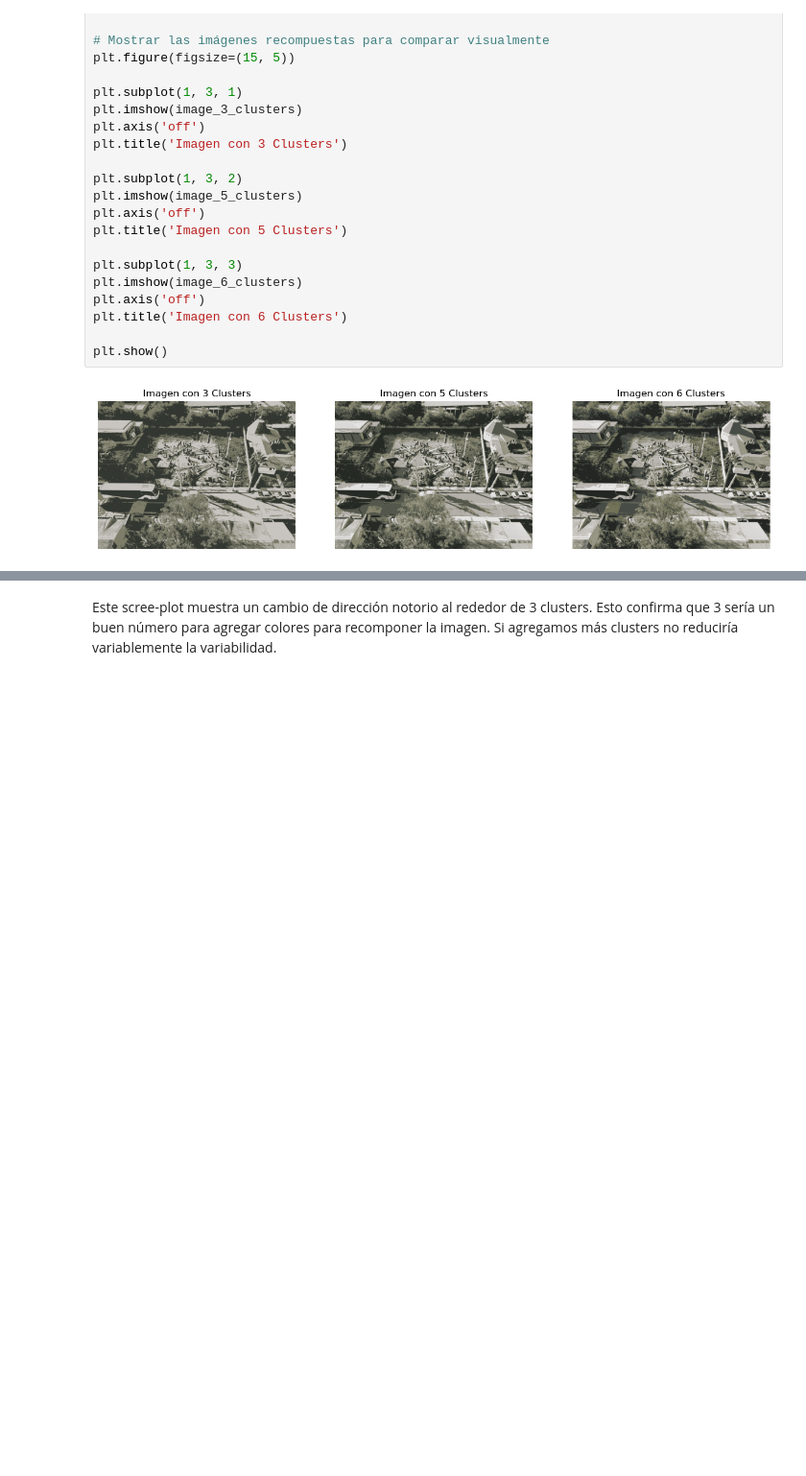
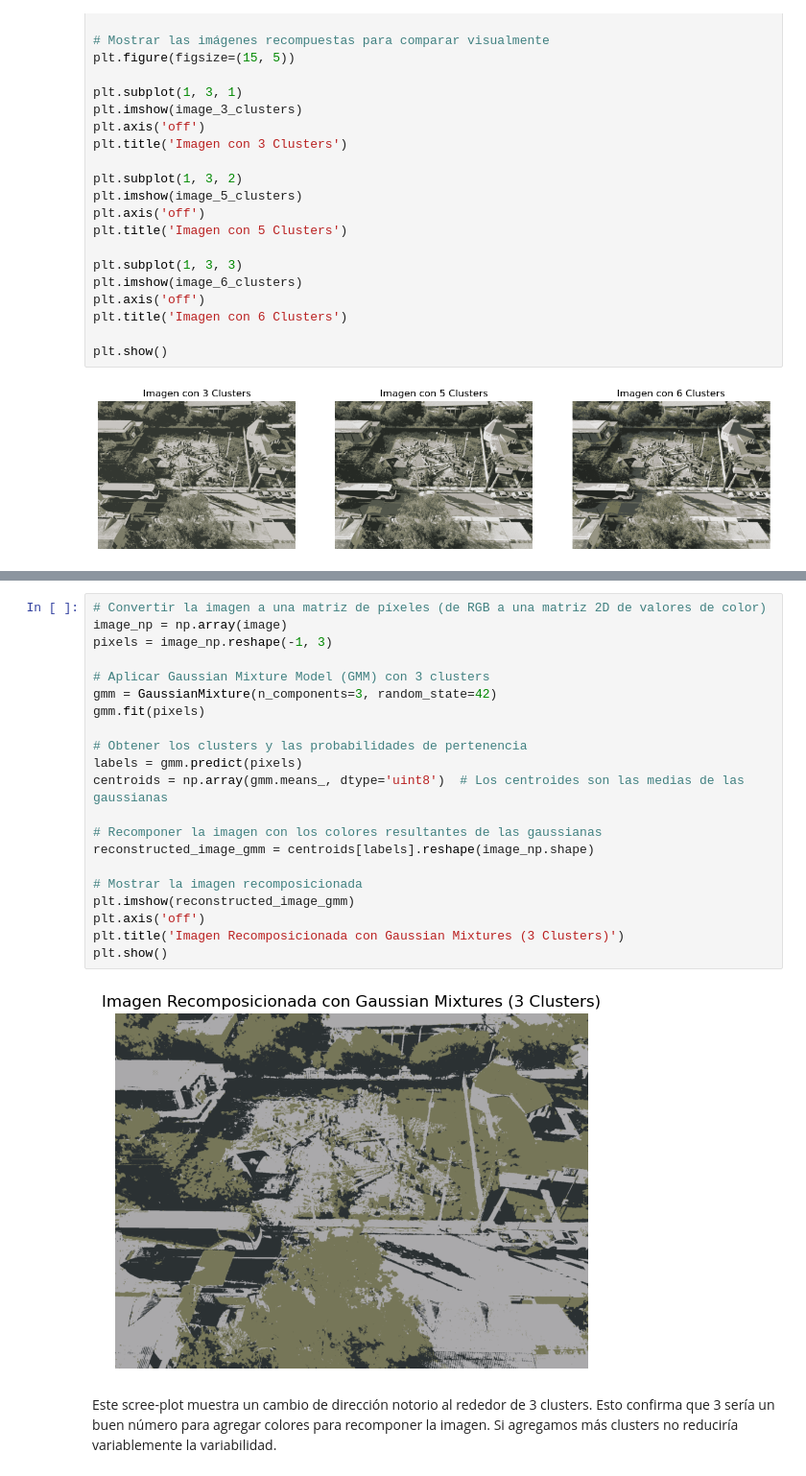
Before and after one commit to RosarioValderrama/Laboratorio_2_ML, a Jupyter notebook: notebooks/Laboratorio_2_ML.ipynb, the cells around one changed output, grey strips where cells are left out. Shown at 96% size. Drawn from its saved outputs; the diff is of its cells as text; blank space fills up the shorter version.

Commit message:
Gaussian Mixtures

```diff
--- a/notebooks/Laboratorio_2_ML.ipynb
+++ b/notebooks/Laboratorio_2_ML.ipynb
@@ -156,3 +160,26 @@ plt.show()
+# %%
+# Convertir la imagen a una matriz de píxeles (de RGB a una matriz 2D de valores de color)
+image_np = np.array(image)
+pixels = image_np.reshape(-1, 3)
+
+# Aplicar Gaussian Mixture Model (GMM) con 3 clusters
+gmm = GaussianMixture(n_components=3, random_state=42)
+gmm.fit(pixels)
+
+# Obtener los clusters y las probabilidades de pertenencia
+labels = gmm.predict(pixels)
+centroids = np.array(gmm.means_, dtype='uint8')  # Los centroides son las medias de las gaussianas
+
+# Recomponer la imagen con los colores resultantes de las gaussianas
+reconstructed_image_gmm = centroids[labels].reshape(image_np.shape)
+
+# Mostrar la imagen recomposicionada
+plt.imshow(reconstructed_image_gmm)
+plt.axis('off')
+plt.title('Imagen Recomposicionada con Gaussian Mixtures (3 Clusters)')
+plt.show()
+# %% [output]
+[figure, added]
 # %% [markdown]
 Este scree-plot muestra un cambio de dirección notorio al rededor de 3 clusters. Esto confirma que 3 sería un buen número para agregar colores para recomponer la imagen. Si agregamos más clusters no reduciría variablemente la variabilidad.
 # %% [markdown]
```
Also changed, not shown: parts of 3 cells of this notebook.
